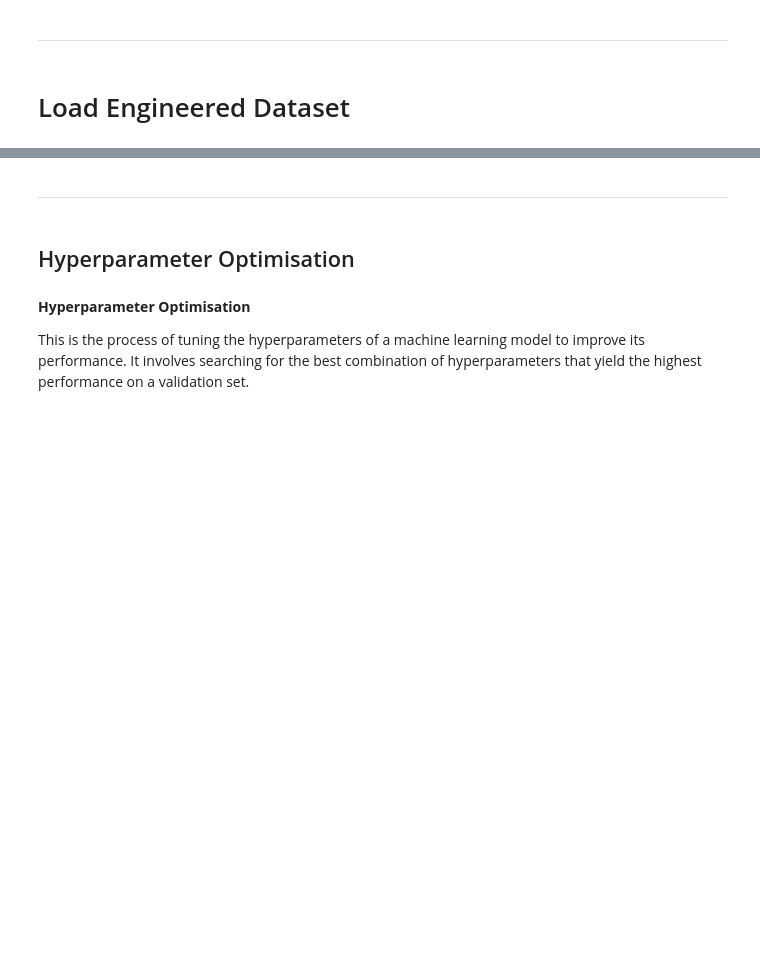
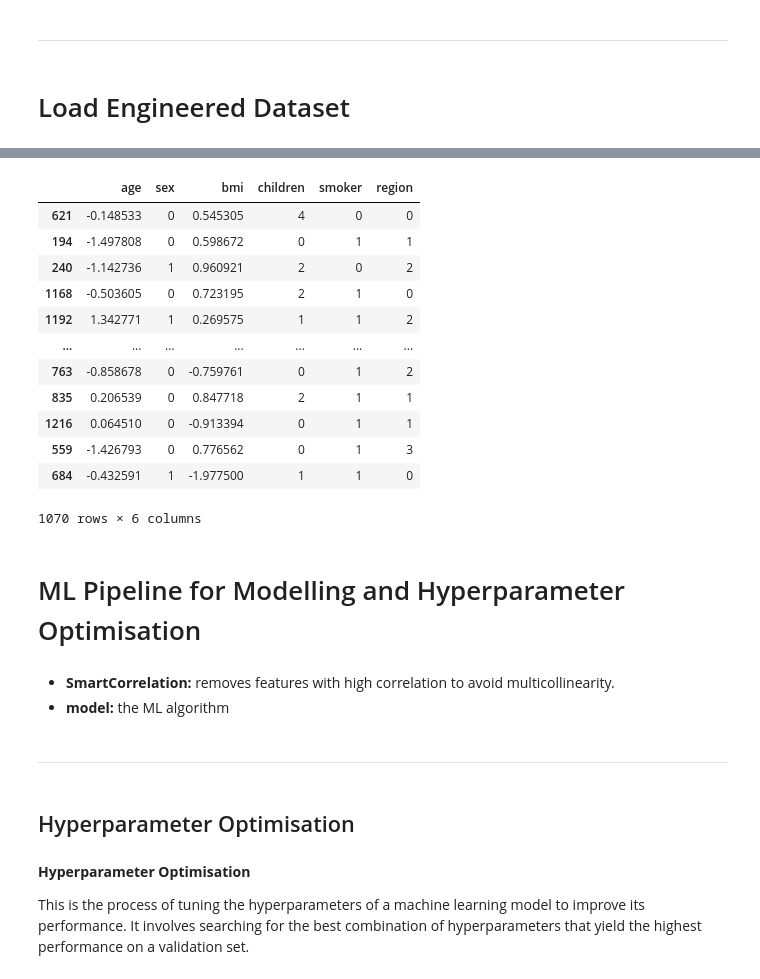
Before and after one commit to Jonatas-01/medical-insurance-prediction, a Jupyter notebook: jupyter_notebooks/05 - Modeling and Evaluation.ipynb, the cells around one changed output, grey strips where cells are left out. Saved outputs shown, nothing was run; the diff lists cells and outputs as text; code cells hidden in the pictures; blank space fills up the shorter version.

```diff
--- a/jupyter_notebooks/05 - Modeling and Evaluation.ipynb
+++ b/jupyter_notebooks/05 - Modeling and Evaluation.ipynb
@@ -62,0 +132,21 @@ def FullPipeline(model):
+# %%
+X_train
+# %% [output]
+|  | age | sex | bmi | children | smoker | region |
+| 621 | -0.148533 | 0 | 0.545305 | 4 | 0 | 0 |
+| 194 | -1.497808 | 0 | 0.598672 | 0 | 1 | 1 |
+| 240 | -1.142736 | 1 | 0.960921 | 2 | 0 | 2 |
+| 1168 | -0.503605 | 0 | 0.723195 | 2 | 1 | 0 |
+| 1192 | 1.342771 | 1 | 0.269575 | 1 | 1 | 2 |
+| ... | ... | ... | ... | ... | ... | ... |
+| 763 | -0.858678 | 0 | -0.759761 | 0 | 1 | 2 |
+| 835 | 0.206539 | 0 | 0.847718 | 2 | 1 | 1 |
+| 1216 | 0.064510 | 0 | -0.913394 | 0 | 1 | 1 |
+| 559 | -1.426793 | 0 | 0.776562 | 0 | 1 | 3 |
+| 684 | -0.432591 | 1 | -1.977500 | 1 | 1 | 0 |
+1070 rows × 6 columns
+# %% [markdown]
+# ML Pipeline for Modelling and Hyperparameter Optimisation
+# %% [markdown]
+- **SmartCorrelation:** removes features with high correlation to avoid multicollinearity.
+- **model:** the ML algorithm
```
Also changed, not shown: parts of 44 cells of this notebook.
